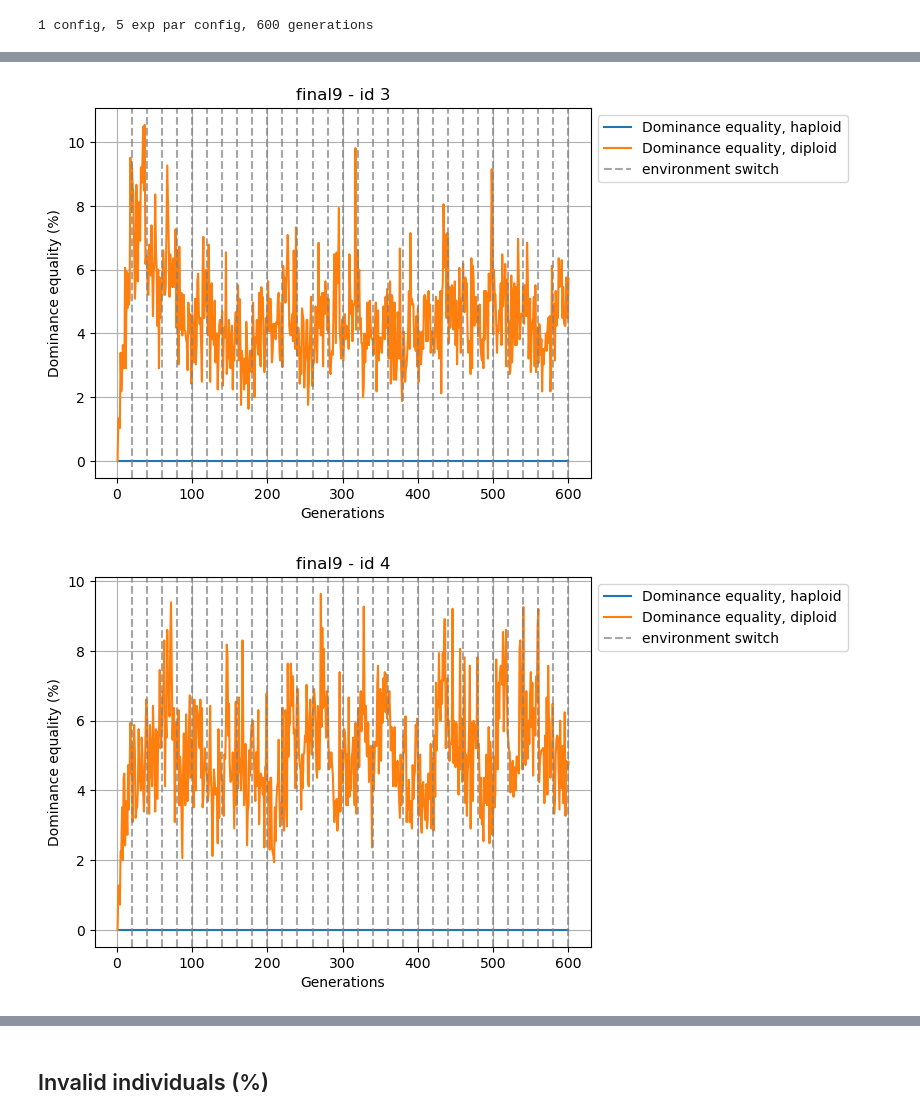
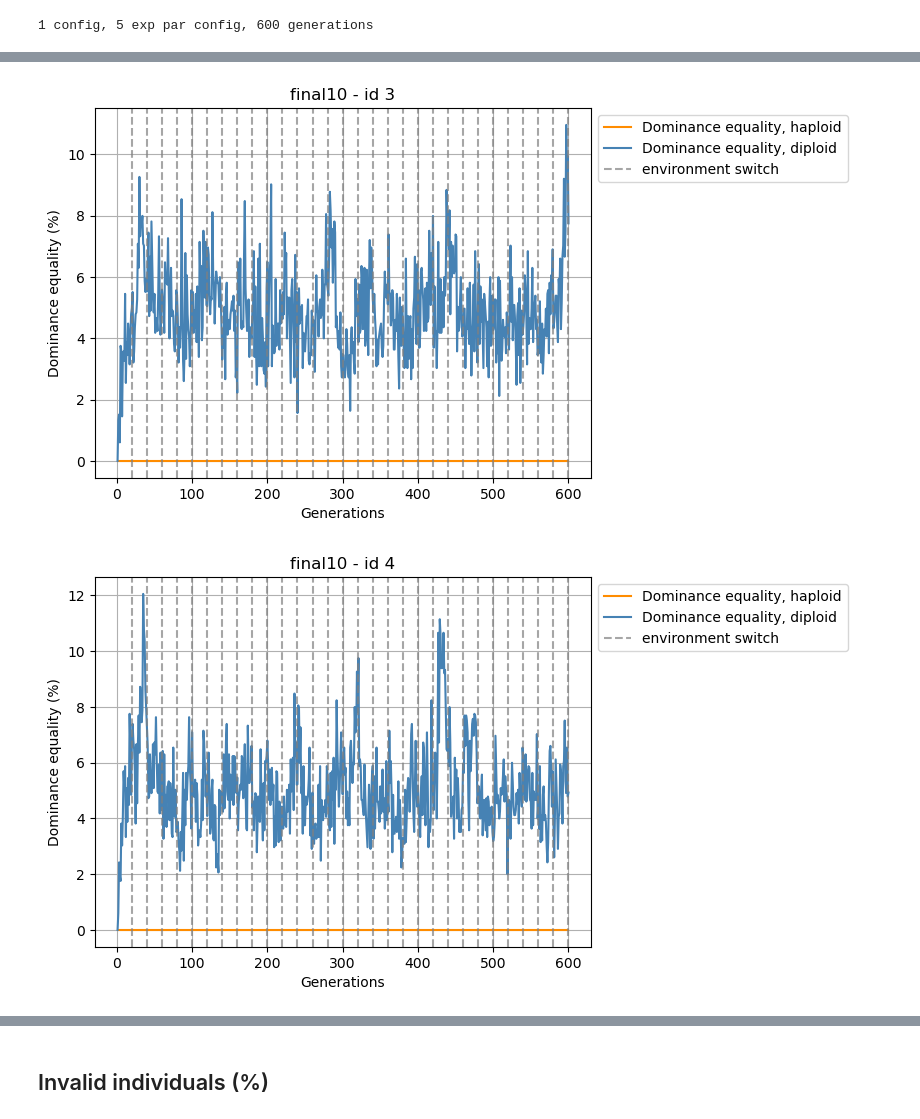
Before and after one commit to matteovacher/sgr-ecs-matteo, a Jupyter notebook: results_analysis/analysis9.ipynb, the cells around one changed output, grey strips where cells are left out. Saved outputs shown, nothing was run; the diff lists cells and outputs as text; code cells hidden in the pictures.

```diff
--- a/results_analysis/analysis9.ipynb
+++ b/results_analysis/analysis9.ipynb
@@ -45,7 +45,7 @@ def load_dominance_csv(path, id_exp, type_genome) :
 Please change the direction of the results you want to analyze :
 # %%
 # to change
-path = 'final9'
+path = 'final10'
 number = 1
 # end of to change
 
@@ -125,8 +125,8 @@ for k in range(haploid_data_config['number_of_config']) :
         plt.figure()
         plt.title('{} - id {}'.format(path, id_exp))
 
-        plt.plot(generations, general_percents_haploid[k][i], label = 'Dominance equality, haploid')
-        plt.plot(generations, general_percents_diploid[k][i], label = 'Dominance equality, diploid')
+        plt.plot(generations, general_percents_haploid[k][i], label = 'Dominance equality, haploid', color = 'darkorange')
+        plt.plot(generations, general_percents_diploid[k][i], label = 'Dominance equality, diploid', color = 'steelblue')
         plt.xlabel('Generations')
         plt.ylabel('Dominance equality (%)')
         plt.grid(True, which = 'both')
@@ -139,2 +139,2 @@ for k in range(haploid_data_config['number_of_config']) :
-[figure, old version]
+[figure, new version]
-[figure, old version]
+[figure, new version]
```
Also changed, not shown: parts of 7 cells of this notebook, 9 other files.
